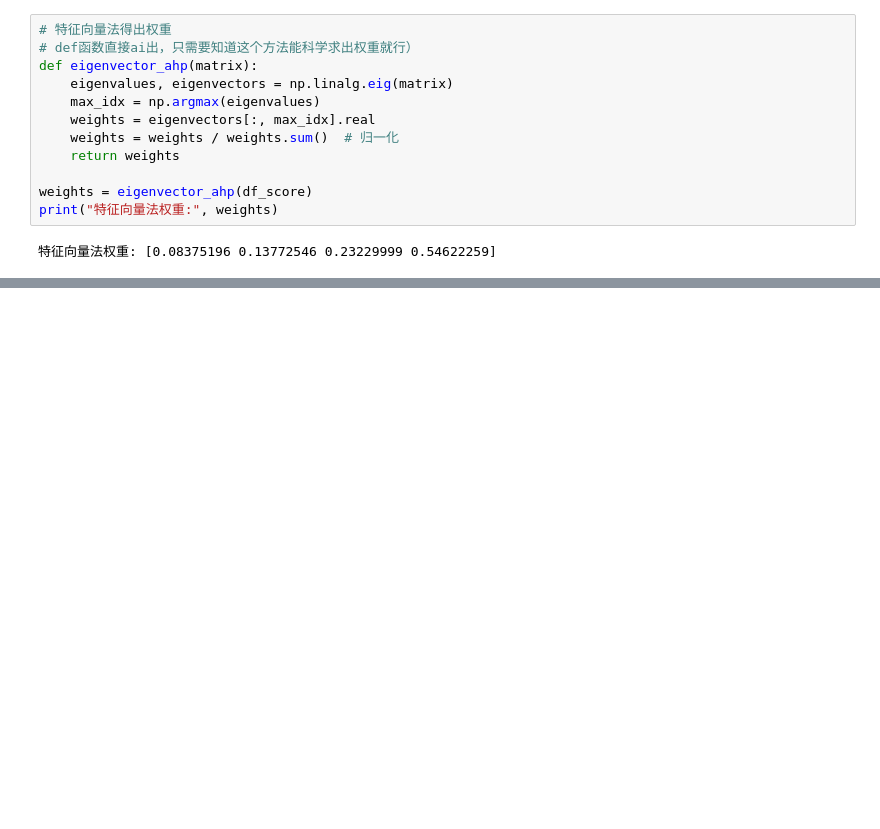
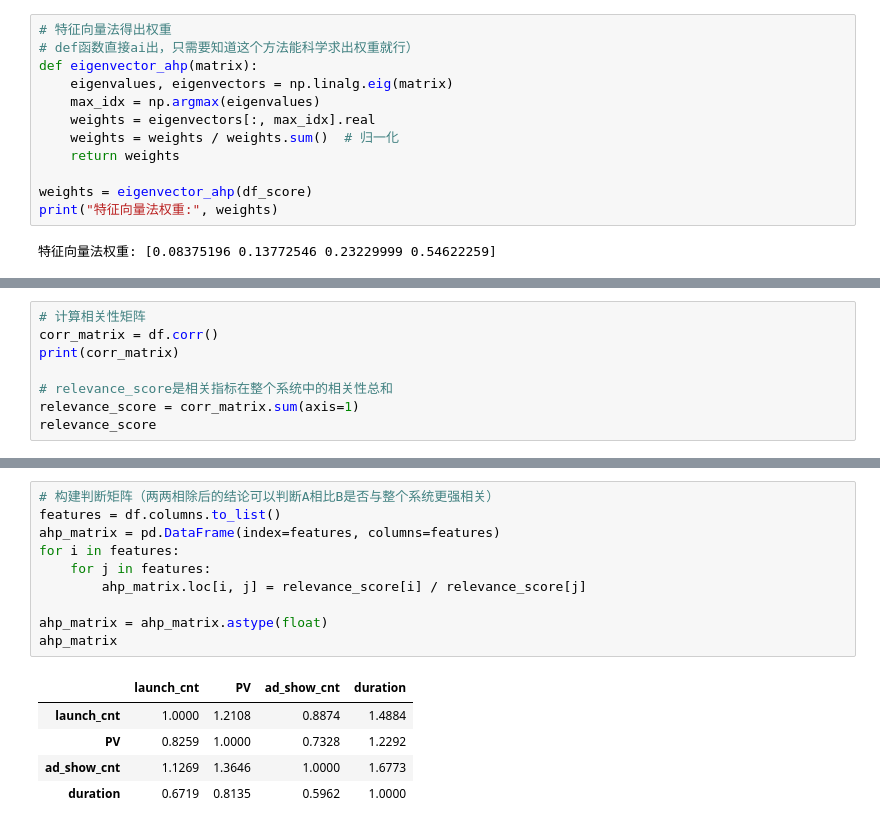
Before and after one commit to amber775/key-behavior-scoring-analysis, a Jupyter notebook: 1_analysis.ipynb, the cells around one changed output, grey strips where cells are left out. Drawn from its saved outputs; the diff is of its cells as text; blank space fills up the shorter version.

```diff
--- a/1_analysis.ipynb
+++ b/1_analysis.ipynb
@@ -125,0 +176,8 @@ print("特征向量法权重:", weights)
+# %%
+# 计算相关性矩阵
+corr_matrix = df.corr()
+print(corr_matrix)
+
+# relevance_score是相关指标在整个系统中的相关性总和
+relevance_score = corr_matrix.sum(axis=1)
+relevance_score
@@ -125,0 +195,16 @@ print("特征向量法权重:", weights)
+# %%
+# 构建判断矩阵（两两相除后的结论可以判断A相比B是否与整个系统更强相关）
+features = df.columns.to_list()
+ahp_matrix = pd.DataFrame(index=features, columns=features)
+for i in features:
+    for j in features:
+        ahp_matrix.loc[i, j] = relevance_score[i] / relevance_score[j]
+
+ahp_matrix = ahp_matrix.astype(float)
+ahp_matrix
+# %% [output]
+|  | launch_cnt | PV | ad_show_cnt | duration |
+| launch_cnt | 1.0000 | 1.2108 | 0.8874 | 1.4884 |
+| PV | 0.8259 | 1.0000 | 0.7328 | 1.2292 |
+| ad_show_cnt | 1.1269 | 1.3646 | 1.0000 | 1.6773 |
+| duration | 0.6719 | 0.8135 | 0.5962 | 1.0000 |
```
Also changed, not shown: parts of 19 cells of this notebook.
